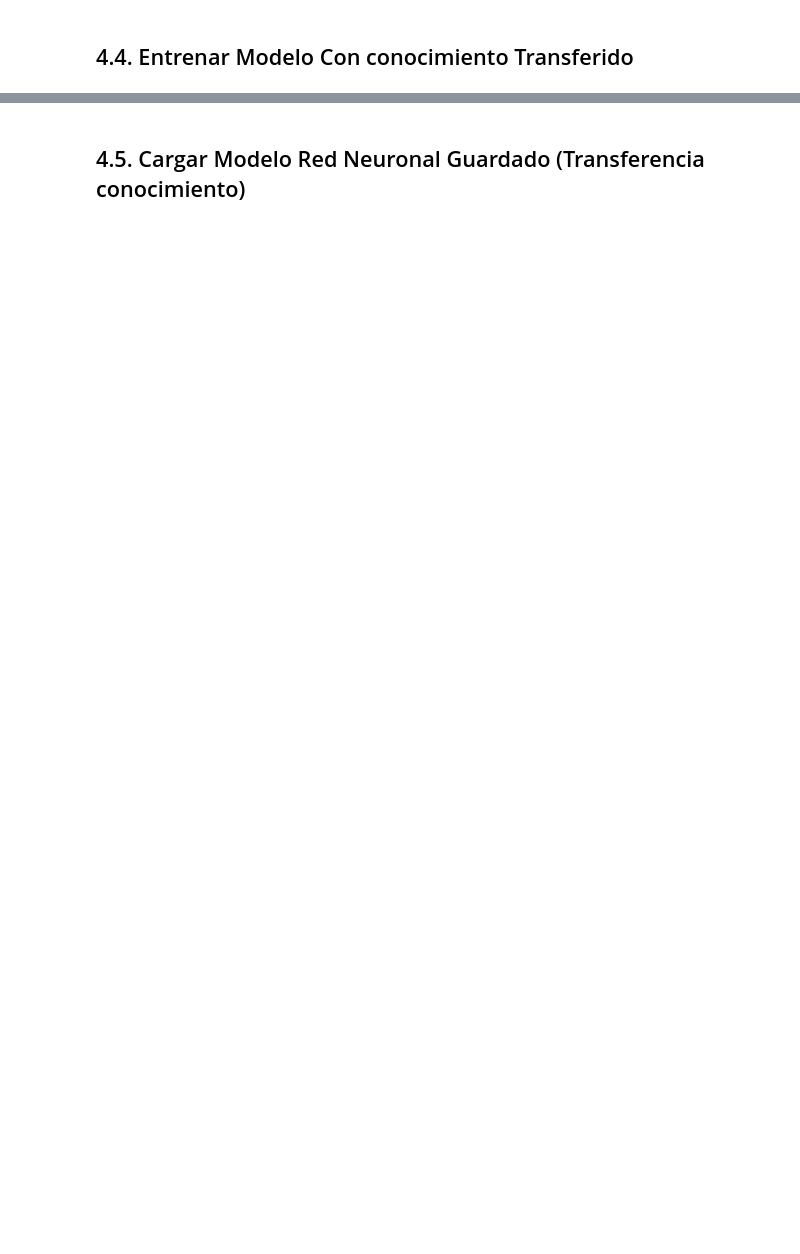
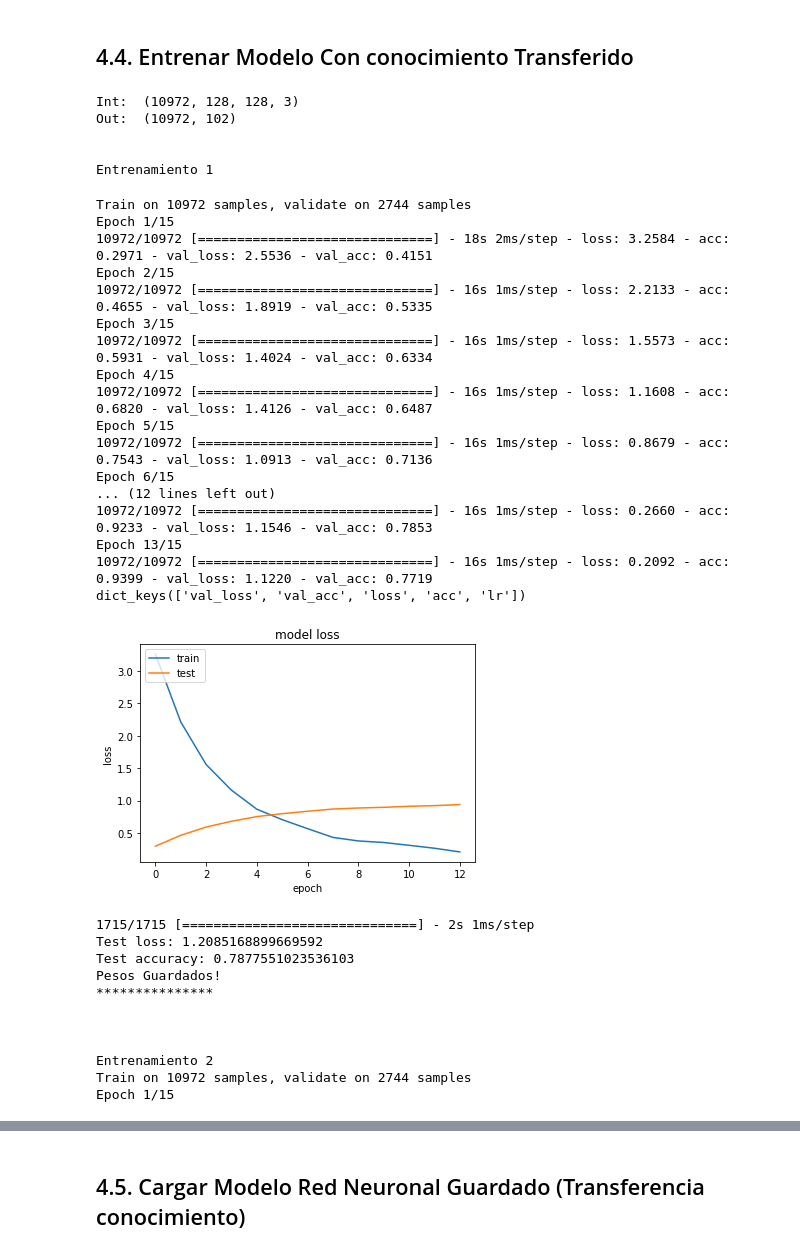
Before and after one commit to wisrovi/RedesNeuronales, a Jupyter notebook: 07MAIR-WilliamSteveRodriguezVillamizar.ipynb, the cells around one changed output, grey strips where cells are left out. Saved outputs shown, nothing was run; the diff lists cells and outputs as text; code cells hidden in the pictures; blank space fills up the shorter version.

```diff
--- a/07MAIR-WilliamSteveRodriguezVillamizar.ipynb
+++ b/07MAIR-WilliamSteveRodriguezVillamizar.ipynb
@@ -632,11 +726,26 @@ modeloCargado.compile(optimizer='adam',
 # %%
+print("*********************************************************************")
+print("*                                                                   *")
+print("*                      Modelo Creado desde cero                     *")
+print("*                                                                   *")
+print("*********************************************************************")
+print()
+print()
+
 #valido el modelo
 test_eval = modeloCargado.evaluate(X_test, y_test, verbose=1)
 print('Test loss:', test_eval[0])
-print('Test accuracy:', test_eval[1])
+print('Test accuracy: %s %%' %( round(test_eval[1]*100, 2)))
 print()
 
 #valido el modelo 2
 test_eval = modeloCargado.evaluate(X_predic, y_predic, verbose=1)
 print('Test loss:', test_eval[0])
-print('Test accuracy:', test_eval[1])
+print('Test accuracy: %s %%' %( round(test_eval[1]*100, 2)))
+print()
+
+#valido el modelo 3
+test_eval = modeloCargado.evaluate(x_all, y_all, verbose=1)
+print('Test loss:', test_eval[0])
+print('Test accuracy: %s %%' %( round(test_eval[1]*100, 2)))
+print()
@@ -651,3 +782,6 @@ else:
+# %%
+nombreModeloTransferencia = "wisrovi-transferLearning"
+modeloTrasnferenciaConocimiento = ModeloExterno(nombreModelo=nombreModeloTransferencia, rutaBase=BASE_FOLDER)
 # %% [markdown]
 ## 4.1 Cargar Modelo ImageNet
 # %%
@@ -686,7 +856,5 @@ conv_base.summary()
 # %% [markdown]
 ## 4.3. Crear nuestro modelo e incluirle el modelo de imageNet
-# %%
-modeloTrasnferenciaConocimiento = ModeloExterno(nombreModelo="wisrovi-transferLearning", rutaBase=BASE_FOLDER)
 # %%
 pre_trained_model = models.Sequential()
 pre_trained_model.add(conv_base)
@@ -740,31 +927,66 @@ print("Out: ", train_label.shape)
 
 oldModel = None
 oldAccuaricy = 0
 for i in range(numeroEntrenamientos):
     print()
     print()
     print("Entrenamiento " + str(i + 1))
 
     history = pre_trained_model.fit(
         train_X, train_label,
         batch_size=64, # cantidad de imágenes que se toman a la vez en memoria
         epochs=numeroEpocas,
         verbose=1,
         validation_data=(valid_X, valid_label),
-        callbacks=DefineCallback("wisrovi-transferLearning")
+        callbacks=DefineCallback(nombreModeloTransferencia)
         )
 
     plot_history(history)
 
     test_eval = pre_trained_model.evaluate(X_test, y_test, verbose=1)
     print('Test loss:', test_eval[0])
     print('Test accuracy:', test_eval[1])
 
     if oldAccuaricy < test_eval[1]:
         oldAccuaricy = test_eval[1]
         modeloTrasnferenciaConocimiento.GuardarPesosModelo()
         oldModel = pre_trained_model
     else:
         pre_trained_model = oldModel
     print("***************")
     print()
+# %% [output]
+Int:  (10972, 128, 128, 3)
+Out:  (10972, 102)
+
+
+Entrenamiento 1
+Train on 10972 samples, validate on 2744 samples
+Epoch 1/15
+10972/10972 [==============================] - 18s 2ms/step - loss: 3.2584 - acc: 0.2971 - val_loss: 2.5536 - val_acc: 0.4151
+Epoch 2/15
+10972/10972 [==============================] - 16s 1ms/step - loss: 2.2133 - acc: 0.4655 - val_loss: 1.8919 - val_acc: 0.5335
+Epoch 3/15
+10972/10972 [==============================] - 16s 1ms/step - loss: 1.5573 - acc: 0.5931 - val_loss: 1.4024 - val_acc: 0.6334
+Epoch 4/15
+10972/10972 [==============================] - 16s 1ms/step - loss: 1.1608 - acc: 0.6820 - val_loss: 1.4126 - val_acc: 0.6487
+Epoch 5/15
+10972/10972 [==============================] - 16s 1ms/step - loss: 0.8679 - acc: 0.7543 - val_loss: 1.0913 - val_acc: 0.7136
+Epoch 6/15
+... (12 lines left out)
+10972/10972 [==============================] - 16s 1ms/step - loss: 0.2660 - acc: 0.9233 - val_loss: 1.1546 - val_acc: 0.7853
+Epoch 13/15
+10972/10972 [==============================] - 16s 1ms/step - loss: 0.2092 - acc: 0.9399 - val_loss: 1.1220 - val_acc: 0.7719
+dict_keys(['val_loss', 'val_acc', 'loss', 'acc', 'lr'])
+[figure, added]
+1715/1715 [==============================] - 2s 1ms/step
+Test loss: 1.2085168899669592
+Test accuracy: 0.7877551023536103
+Pesos Guardados!
+***************
+
+
+
+Entrenamiento 2
+Train on 10972 samples, validate on 2744 samples
+Epoch 1/15
```
Also changed, not shown: parts of 23 cells of this notebook.
